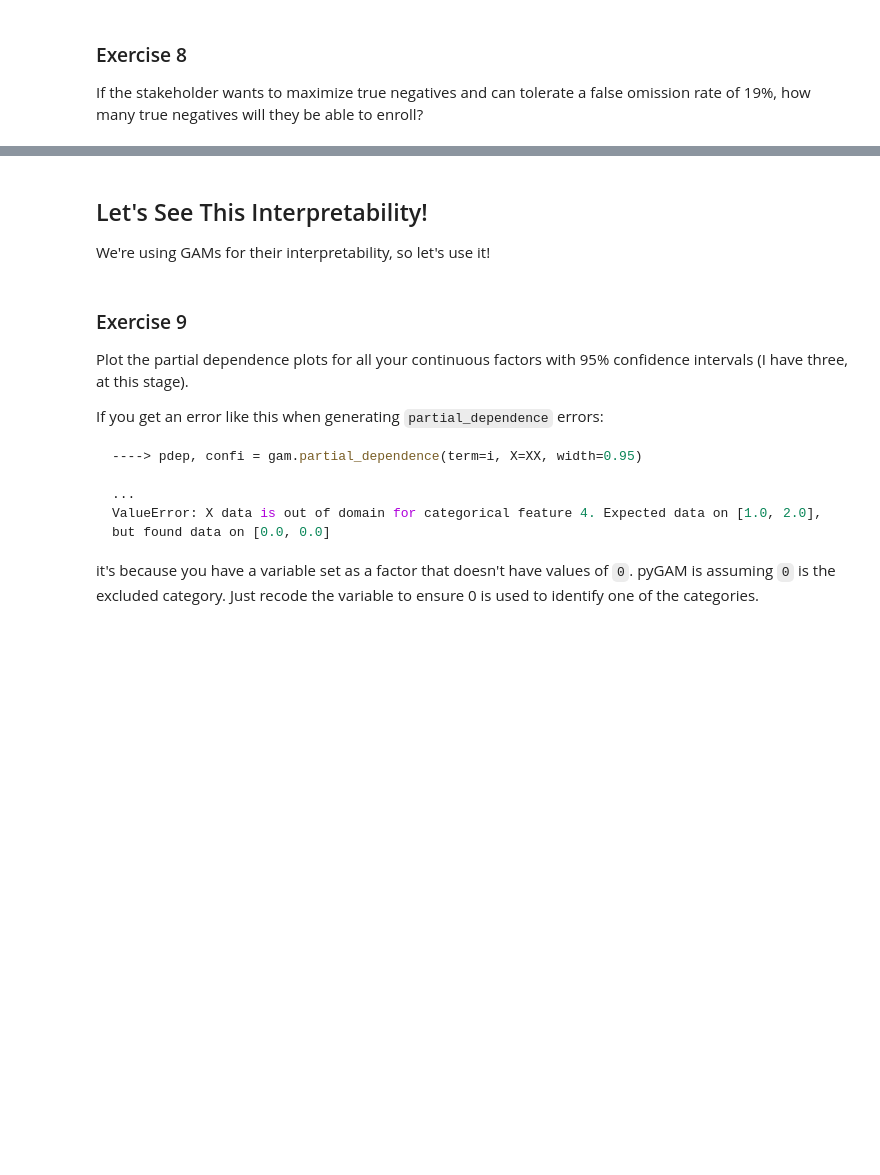
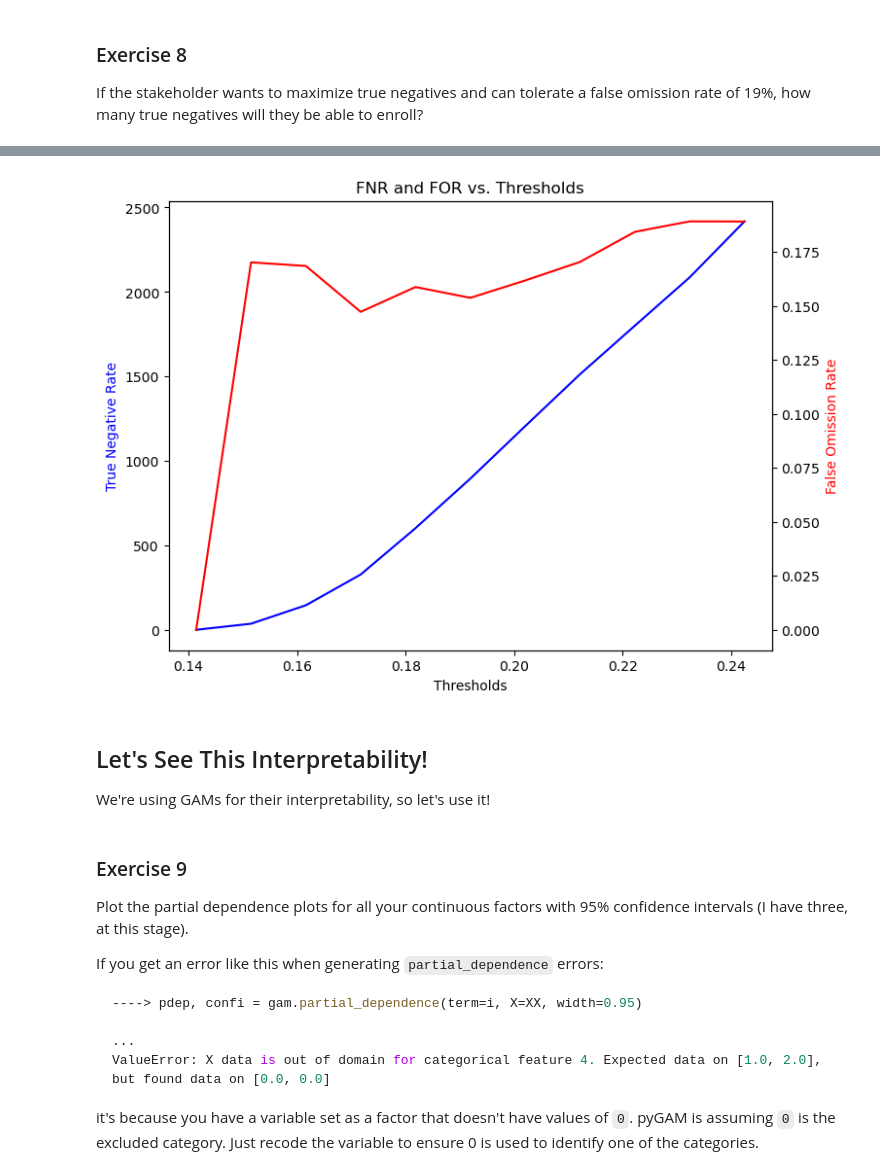
Before and after one commit to BarbaraPFloresRios/IDS701_UnifyingDataScience_CausalInference, a Jupyter notebook: 20240305_ExerciseInterpretableModelsGAM/exercise_interpretable.ipynb, the cells around one changed output, grey strips where cells are left out. Cells and saved outputs as stored; diff of their text form; code cells hidden in the pictures; blank space fills up the shorter version.

```diff
--- a/20240305_ExerciseInterpretableModelsGAM/exercise_interpretable.ipynb
+++ b/20240305_ExerciseInterpretableModelsGAM/exercise_interpretable.ipynb
@@ -493,3 +695,22 @@ If the stakeholder wants to maximize true negatives and can tolerate a false omi
+# %%
+import matplotlib.pyplot as plt
+
+fig, ax1 = plt.subplots(figsize=(8, 6))
+
+# Graficar True Negative Rate en el eje izquierdo (ax1)
+ax1.plot(thresholds_list, TN_list, label="True Negative Rate", color="blue")
+ax1.set_xlabel("Thresholds")
+ax1.set_ylabel("True Negative Rate", color="blue")
+
+# Crear un segundo eje y para False Omission Rate en el eje derecho
+ax2 = ax1.twinx()
+ax2.plot(thresholds_list, FOR_list, label="False Omission Rate", color="red")
+ax2.set_ylabel("False Omission Rate", color="red")
+
+plt.title("FNR and FOR vs. Thresholds")
+plt.show()
+# %% [output]
+[figure, added]
 # %% [markdown]
 ## Let's See This Interpretability!
 
```
Also changed, not shown: parts of 21 cells of this notebook.
